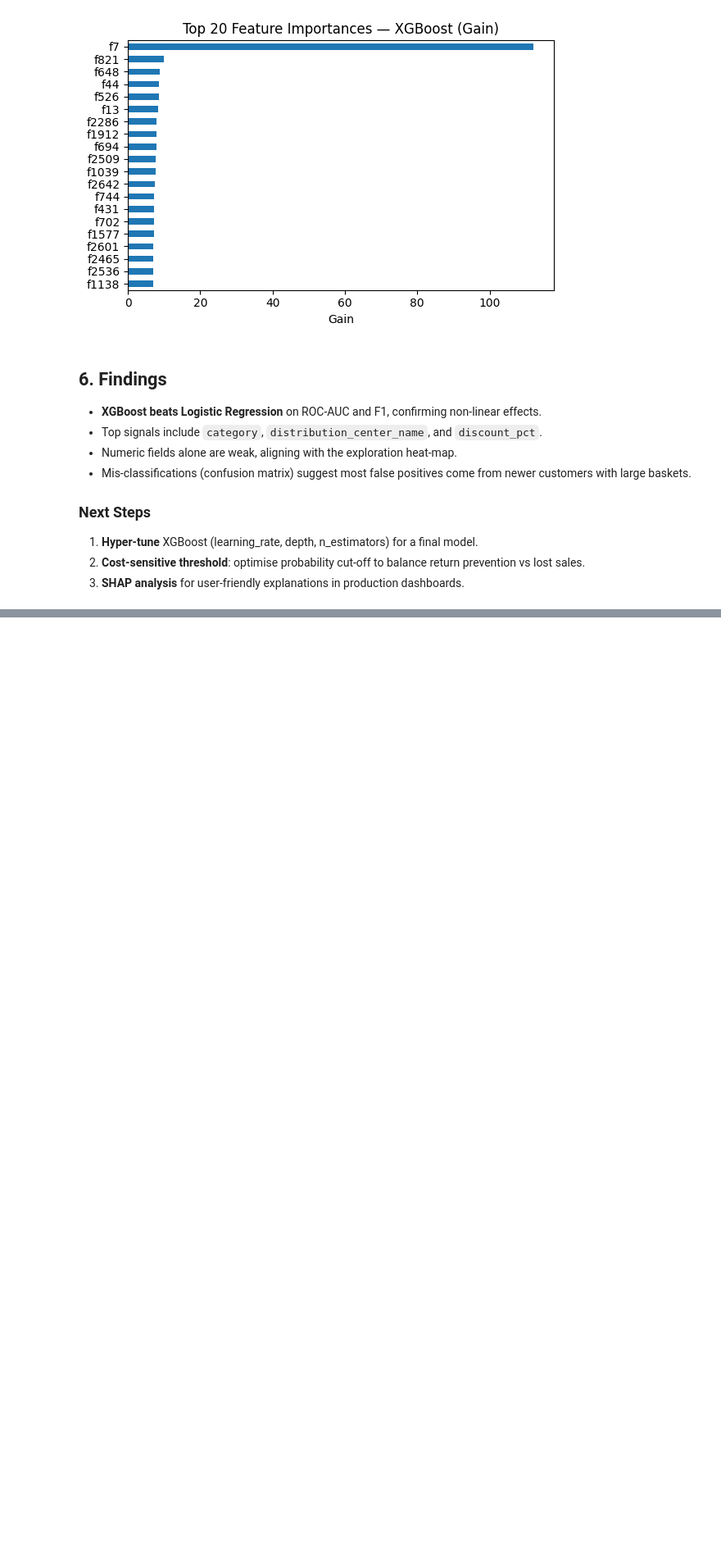
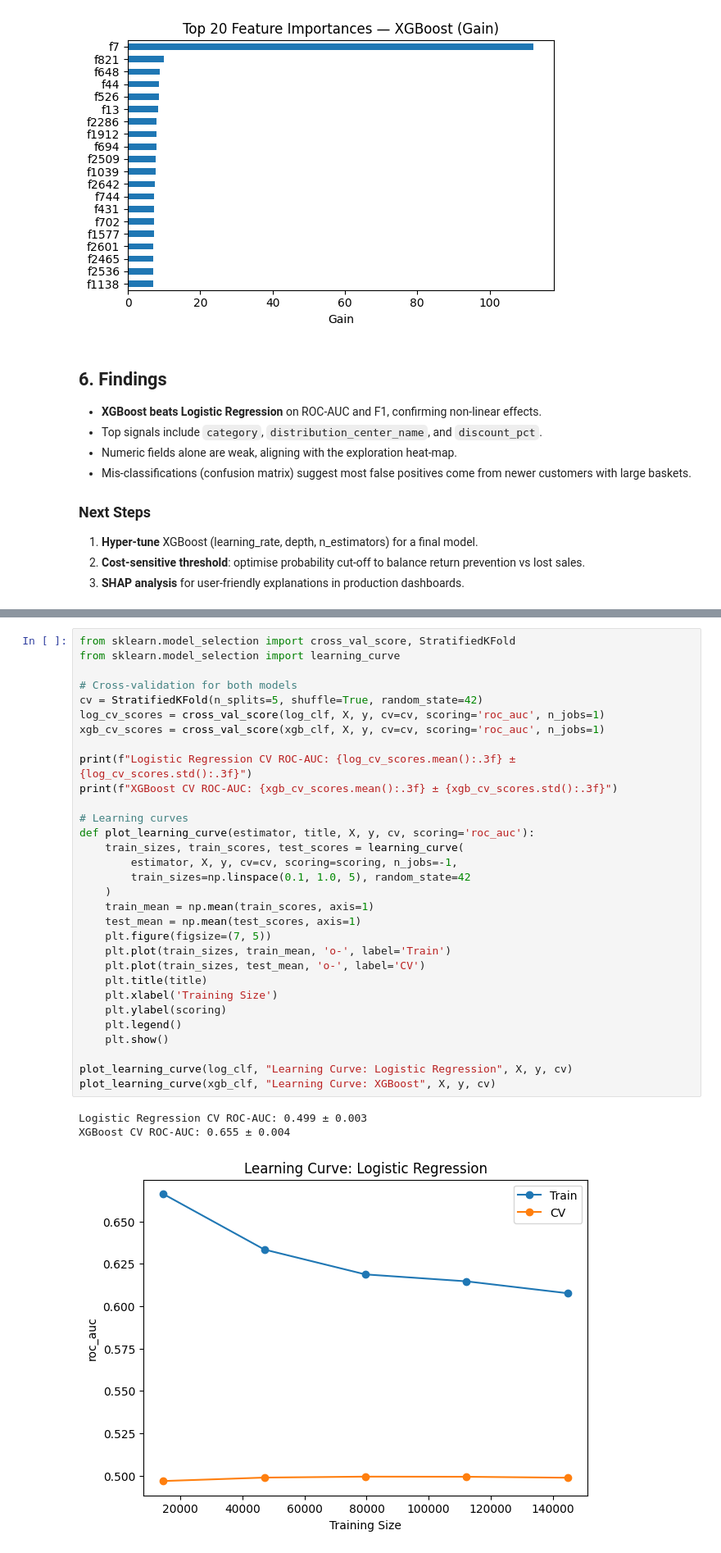
Before and after one commit to MIT-Emerging-Talent/ET6-CDSP-group-17-repo-Mission_Impostible, a Jupyter notebook: 4_data_analysis/theLook_Ecommerce/theLookdata_analysis.ipynb, the cells around one changed output, grey strips where cells are left out. Shown at 82% size. Saved outputs shown, nothing was run; the diff lists cells and outputs as text; blank space fills up the shorter version.

```diff
--- a/4_data_analysis/theLook_Ecommerce/theLookdata_analysis.ipynb
+++ b/4_data_analysis/theLook_Ecommerce/theLookdata_analysis.ipynb
@@ -194,0 +331,35 @@ plt.show()
+# %%
+from sklearn.model_selection import cross_val_score, StratifiedKFold
+from sklearn.model_selection import learning_curve
+
+# Cross-validation for both models
+cv = StratifiedKFold(n_splits=5, shuffle=True, random_state=42)
+log_cv_scores = cross_val_score(log_clf, X, y, cv=cv, scoring='roc_auc', n_jobs=1)
+xgb_cv_scores = cross_val_score(xgb_clf, X, y, cv=cv, scoring='roc_auc', n_jobs=1)
+
+print(f"Logistic Regression CV ROC-AUC: {log_cv_scores.mean():.3f} ± {log_cv_scores.std():.3f}")
+print(f"XGBoost CV ROC-AUC: {xgb_cv_scores.mean():.3f} ± {xgb_cv_scores.std():.3f}")
+
+# Learning curves
+def plot_learning_curve(estimator, title, X, y, cv, scoring='roc_auc'):
+    train_sizes, train_scores, test_scores = learning_curve(
+        estimator, X, y, cv=cv, scoring=scoring, n_jobs=-1,
+        train_sizes=np.linspace(0.1, 1.0, 5), random_state=42
+    )
+    train_mean = np.mean(train_scores, axis=1)
+    test_mean = np.mean(test_scores, axis=1)
+    plt.figure(figsize=(7, 5))
+    plt.plot(train_sizes, train_mean, 'o-', label='Train')
+    plt.plot(train_sizes, test_mean, 'o-', label='CV')
+    plt.title(title)
+    plt.xlabel('Training Size')
+    plt.ylabel(scoring)
+    plt.legend()
+    plt.show()
+
+plot_learning_curve(log_clf, "Learning Curve: Logistic Regression", X, y, cv)
+plot_learning_curve(xgb_clf, "Learning Curve: XGBoost", X, y, cv)
+# %% [output]
+Logistic Regression CV ROC-AUC: 0.499 ± 0.003
+XGBoost CV ROC-AUC: 0.655 ± 0.004
+[figure, added]
```
Also changed, not shown: parts of 11 cells of this notebook.
